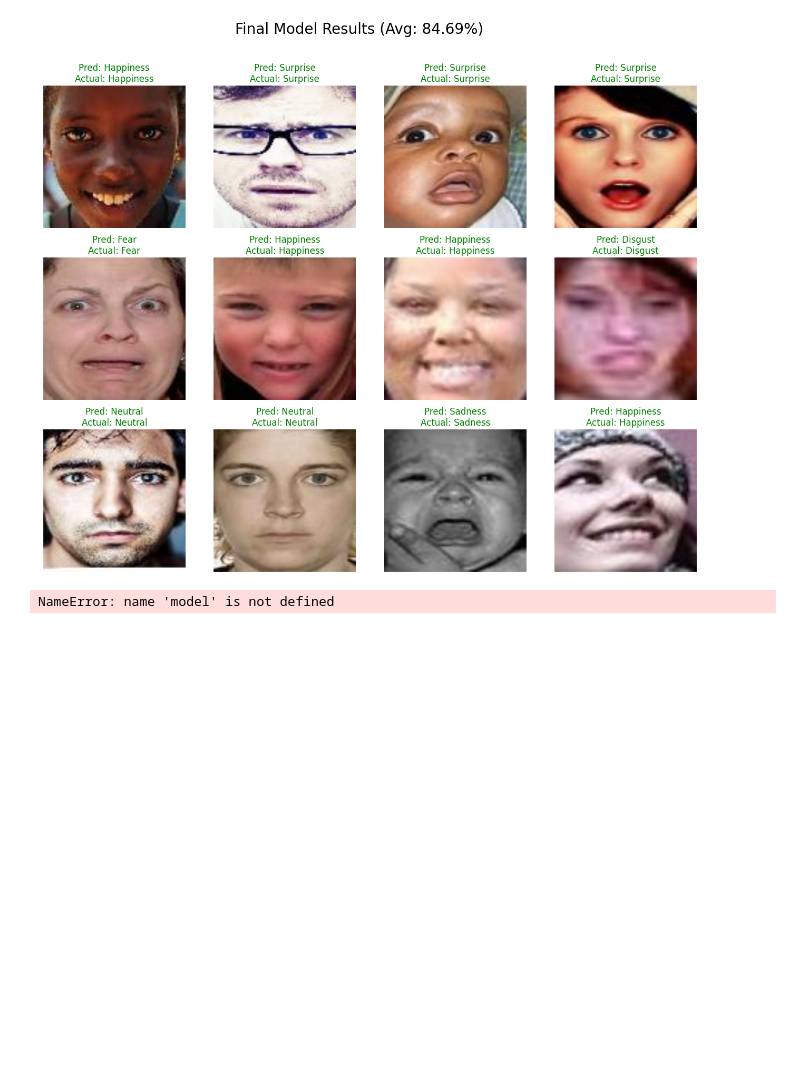
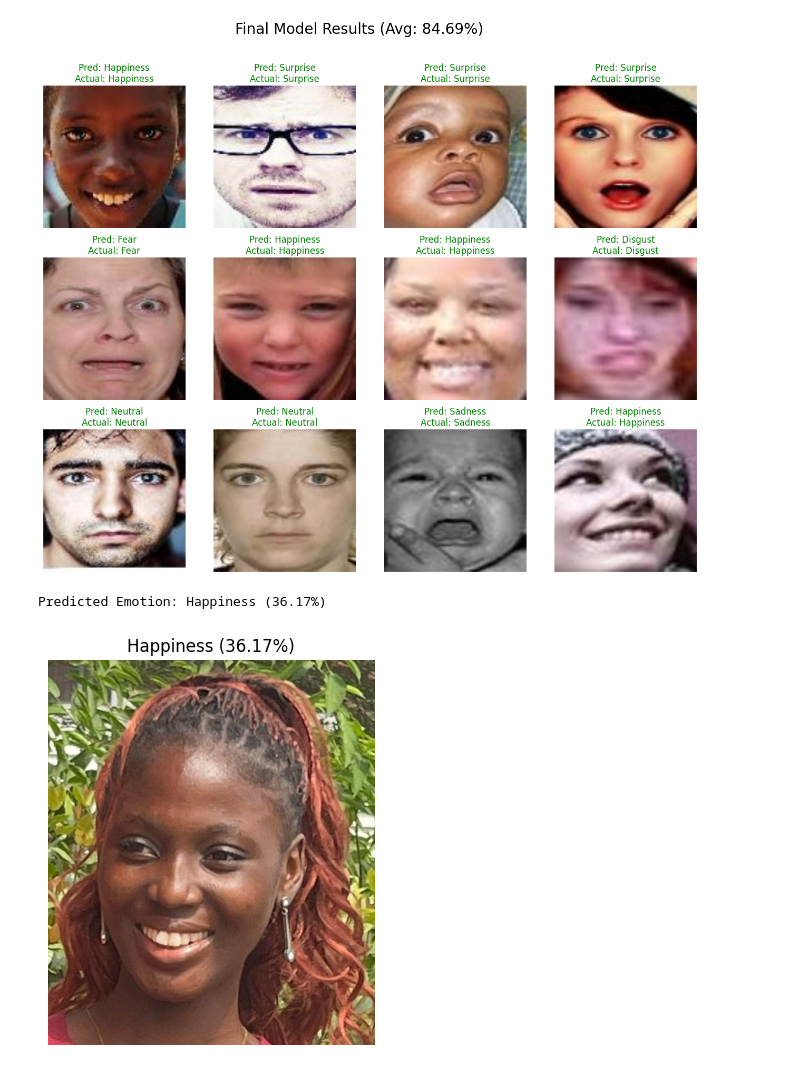
Before and after one commit to adenikeadewumi/AWS-AI-ML-program, a Jupyter notebook: Emotion_recognition.ipynb, the cells around one changed output. Saved outputs shown, nothing was run; the diff lists cells and outputs as text; code cells hidden in the pictures; blank space fills up the shorter version.

```diff
--- a/Emotion_recognition.ipynb
+++ b/Emotion_recognition.ipynb
@@ -65,8 +47,8 @@ import json
 
 # Replace these with your actual Kaggle details
 data = {
-    "username": "adewumiadenike",
-    "key": "KGAT_18125d188812ac85d0f901e2efba5103"
+    "username": "",
+    "key": ""
 }
 
 # Create the .kaggle directory
@@ -378,8 +360,64 @@ run_final_visual_test(model, test_loader, device)
 # %% [output]
 🏆 AVERAGE TEST ACCURACY: 84.69%
 [figure]
-# %%
-image_path="/content/my_picture_-cropped.jpeg"
-#Write code to test inference on the image
-# %% [output]
-NameError: name 'model' is not defined
+# %%
+import torch
+from PIL import Image
+import matplotlib.pyplot as plt
+from torchvision import transforms
+import torch.nn.functional as F
+
+# Path to image
+image_path = "/content/my_picture_cropped.jpeg"
+
+# Class labels
+emotion_words = {
+    0: "Surprise",
+    1: "Fear",
+    2: "Disgust",
+    3: "Happiness",
+    4: "Sadness",
+    5: "Anger",
+    6: "Neutral"
+}
+
+# Preprocessing
+transform = transforms.Compose([
+    transforms.Resize((224, 224)),
+    transforms.ToTensor(),
+    transforms.Normalize(
+        mean=[0.485, 0.456, 0.406],
+        std=[0.229, 0.224, 0.225]
+    )
+])
+
+# Load image
+image = Image.open(image_path).convert("RGB")
+input_tensor = transform(image).unsqueeze(0).to(device)
+
+# Inference
+model.eval()
+with torch.no_grad():
+    output = model(input_tensor)
+
+    # Convert logits → probabilities
+    probs = F.softmax(output, dim=1)
+
+    # Get prediction + confidence
+    confidence, pred_idx = torch.max(probs, dim=1)
+    pred_idx = pred_idx.item()
+    confidence = confidence.item()
+
+    pred_label = emotion_words[pred_idx]
+
+print(f"Predicted Emotion: {pred_label} ({confidence*100:.2f}%)")
+
+# Display image
+plt.figure(figsize=(5, 5))
+plt.imshow(image)
+plt.title(f"{pred_label} ({confidence*100:.2f}%)")
+plt.axis("off")
+plt.show()
+# %% [output]
+Predicted Emotion: Happiness (36.17%)
+[figure, added]
```
Also changed, not shown: parts of 7 cells of this notebook.
